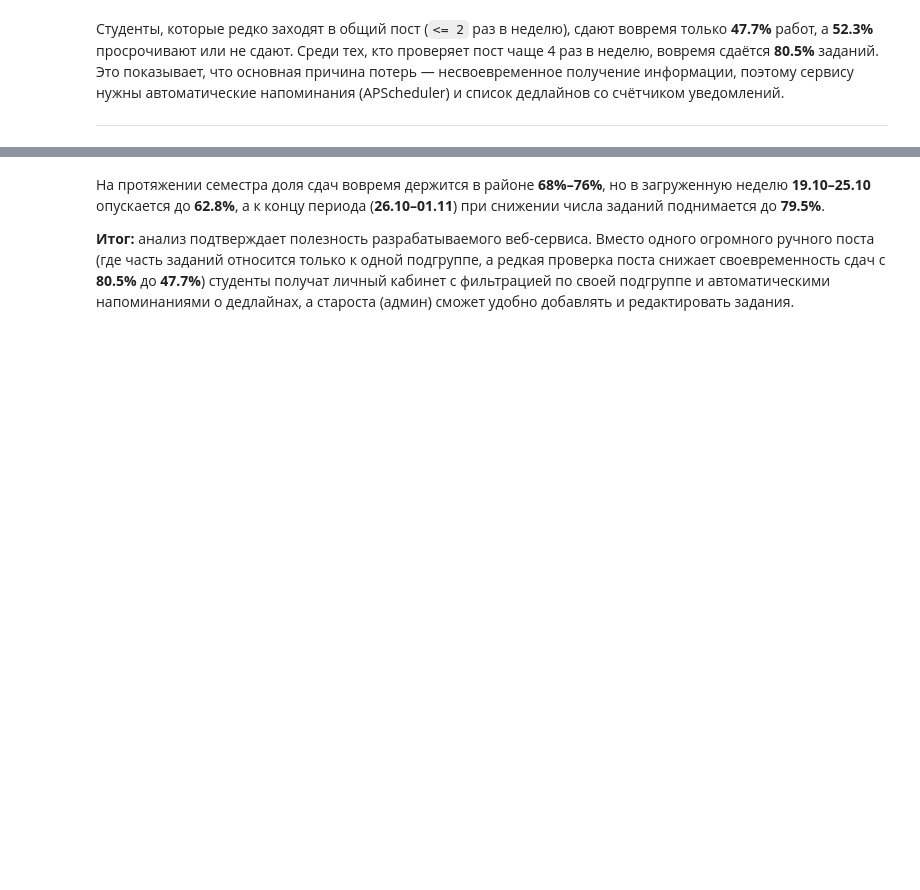
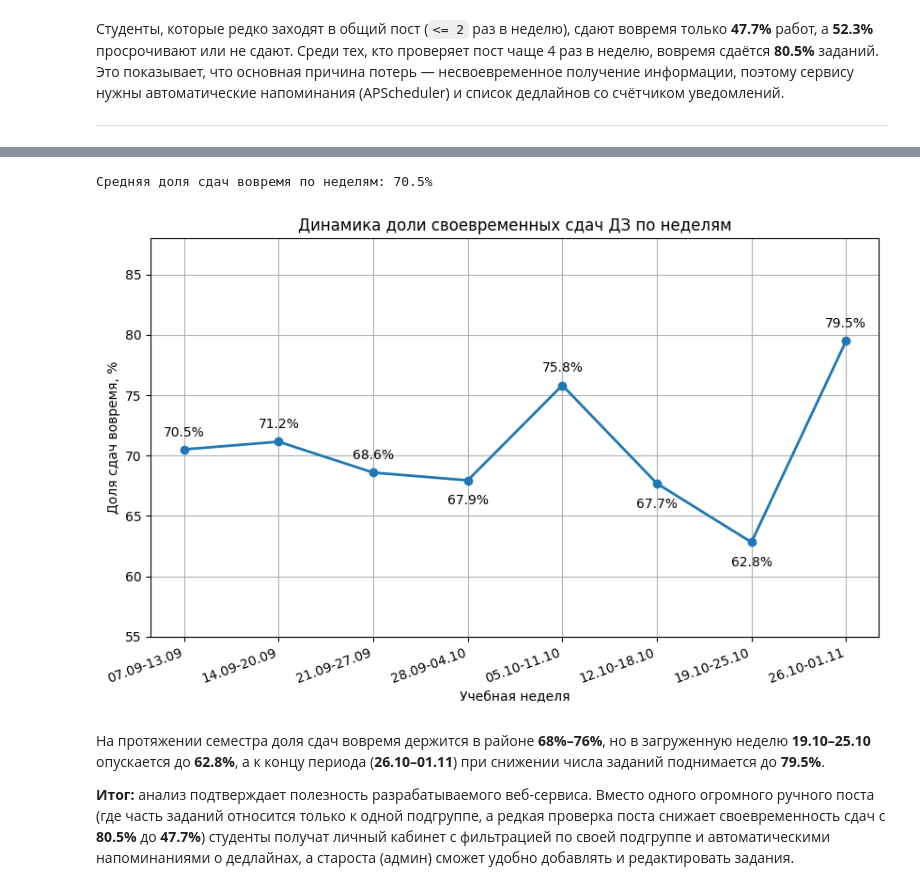
Before and after one commit to alenakhis07-star/homework-vk-bot, a Jupyter notebook: analytics.ipynb, the cells around one changed output, grey strips where cells are left out. Cells and saved outputs as stored; diff of their text form; code cells hidden in the pictures; blank space fills up the shorter version.

```diff
--- a/analytics.ipynb
+++ b/analytics.ipynb
@@ -137,3 +101,47 @@ plt.show()
+# %%
+dates = df["deadline"].str[:10]
+
+week_ranges = [
+    ("07.09-13.09", "2026-09-07", "2026-09-13"),
+    ("14.09-20.09", "2026-09-14", "2026-09-20"),
+    ("21.09-27.09", "2026-09-21", "2026-09-27"),
+    ("28.09-04.10", "2026-09-28", "2026-10-04"),
+    ("05.10-11.10", "2026-10-05", "2026-10-11"),
+    ("12.10-18.10", "2026-10-12", "2026-10-18"),
+    ("19.10-25.10", "2026-10-19", "2026-10-25"),
+    ("26.10-01.11", "2026-10-26", "2026-11-01"),
+]
+
+week_names = []
+on_time_by_week = []
+
+for name, start, end in week_ranges:
+    part = df[(dates >= start) & (dates <= end)]
+    pct = len(part[part["status"] == "on_time"]) / len(part) * 100
+    week_names.append(name)
+    on_time_by_week.append(pct)
+
+print(f"Средняя доля сдач вовремя по неделям: {np.mean(on_time_by_week):.1f}%")
+
+plt.figure(figsize=(10, 5.5))
+plt.plot(week_names, on_time_by_week, marker="o", linewidth=2)
+plt.title("Динамика доли своевременных сдач ДЗ по неделям")
+plt.xlabel("Учебная неделя")
+plt.ylabel("Доля сдач вовремя, %")
+plt.ylim(55, 88)
+plt.xticks(rotation=20, ha="right")
+plt.grid()
+
+for i in range(len(week_names)):
+    if on_time_by_week[i] < 68:
+        plt.text(week_names[i], on_time_by_week[i] - 2.0, f"{on_time_by_week[i]:.1f}%", ha="center")
+    else:
+        plt.text(week_names[i], on_time_by_week[i] + 1.1, f"{on_time_by_week[i]:.1f}%", ha="center")
+
+plt.show()
+# %% [output]
+Средняя доля сдач вовремя по неделям: 70.5%
+[figure, added]
 # %% [markdown]
 На протяжении семестра доля сдач вовремя держится в районе **68%–76%**, но в загруженную неделю **19.10–25.10** опускается до **62.8%**, а к концу периода (**26.10–01.11**) при снижении числа заданий поднимается до **79.5%**.
 
```
Also changed, not shown: parts of 3 cells of this notebook.
